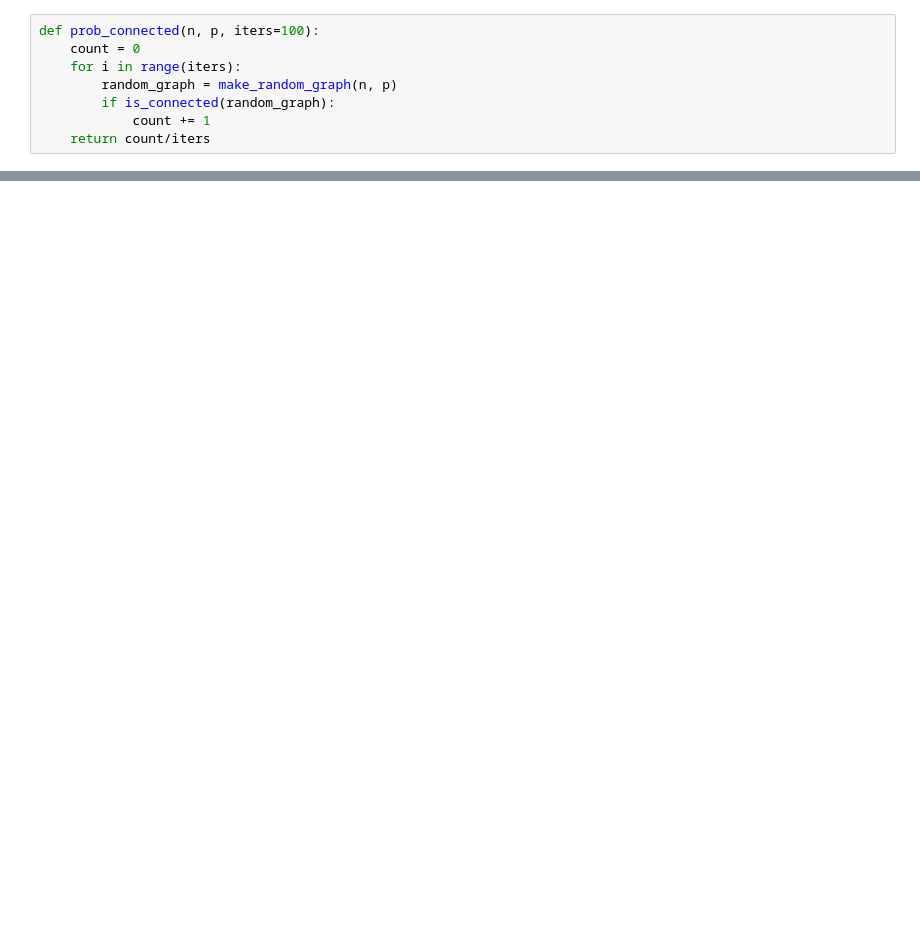
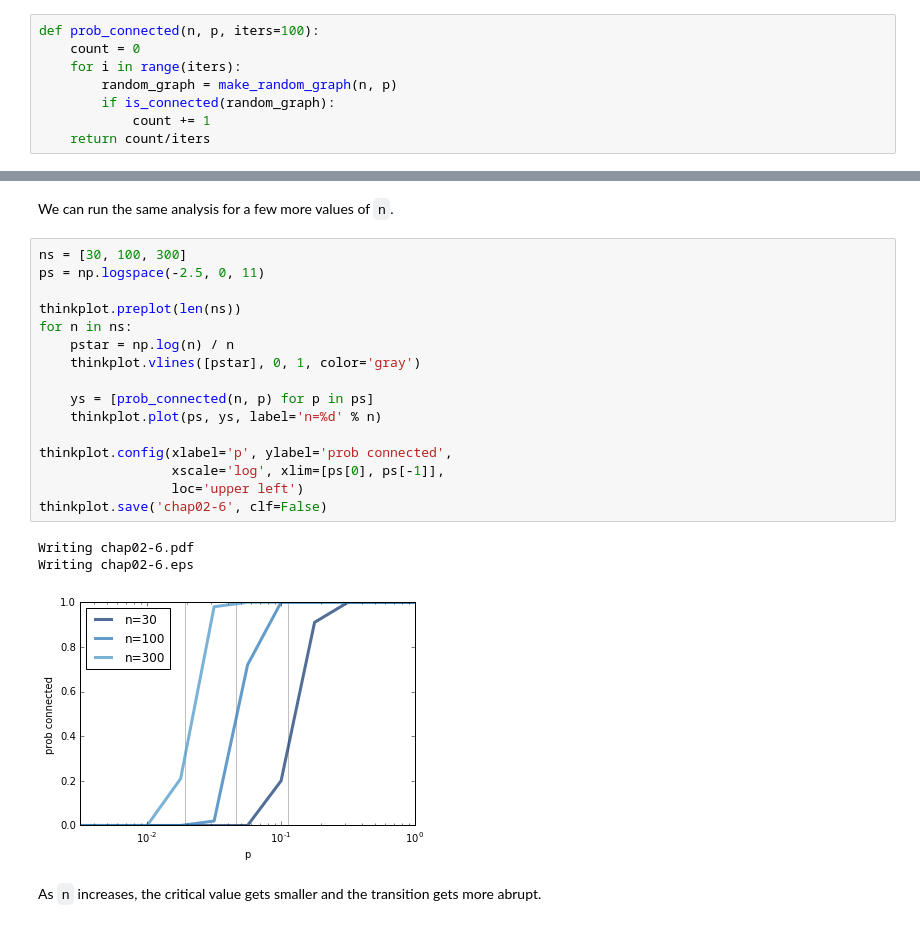
Before and after one commit to AllenDowney/ThinkComplexity2, a Jupyter notebook: code/chap02.ipynb, the cells around one changed output, grey strips where cells are left out. Cells and saved outputs as stored; diff of their text form; blank space fills up the shorter version.

```diff
--- a/code/chap02.ipynb
+++ b/code/chap02.ipynb
@@ -204,0 +321,24 @@ Wall time: 3.79 s
+# %% [markdown]
+We can run the same analysis for a few more values of `n`.
+# %%
+ns = [30, 100, 300]
+ps = np.logspace(-2.5, 0, 11)
+
+thinkplot.preplot(len(ns))
+for n in ns:
+    pstar = np.log(n) / n
+    thinkplot.vlines([pstar], 0, 1, color='gray')
+
+    ys = [prob_connected(n, p) for p in ps]
+    thinkplot.plot(ps, ys, label='n=%d' % n)
+
+thinkplot.config(xlabel='p', ylabel='prob connected',
+                 xscale='log', xlim=[ps[0], ps[-1]],
+                 loc='upper left')
+thinkplot.save('chap02-6', clf=False)
+# %% [output]
+Writing chap02-6.pdf
+Writing chap02-6.eps
+[figure, added]
+# %% [markdown]
+As `n` increases, the critical value gets smaller and the transition gets more abrupt.
```
Also changed, not shown: parts of 57 cells of this notebook.
